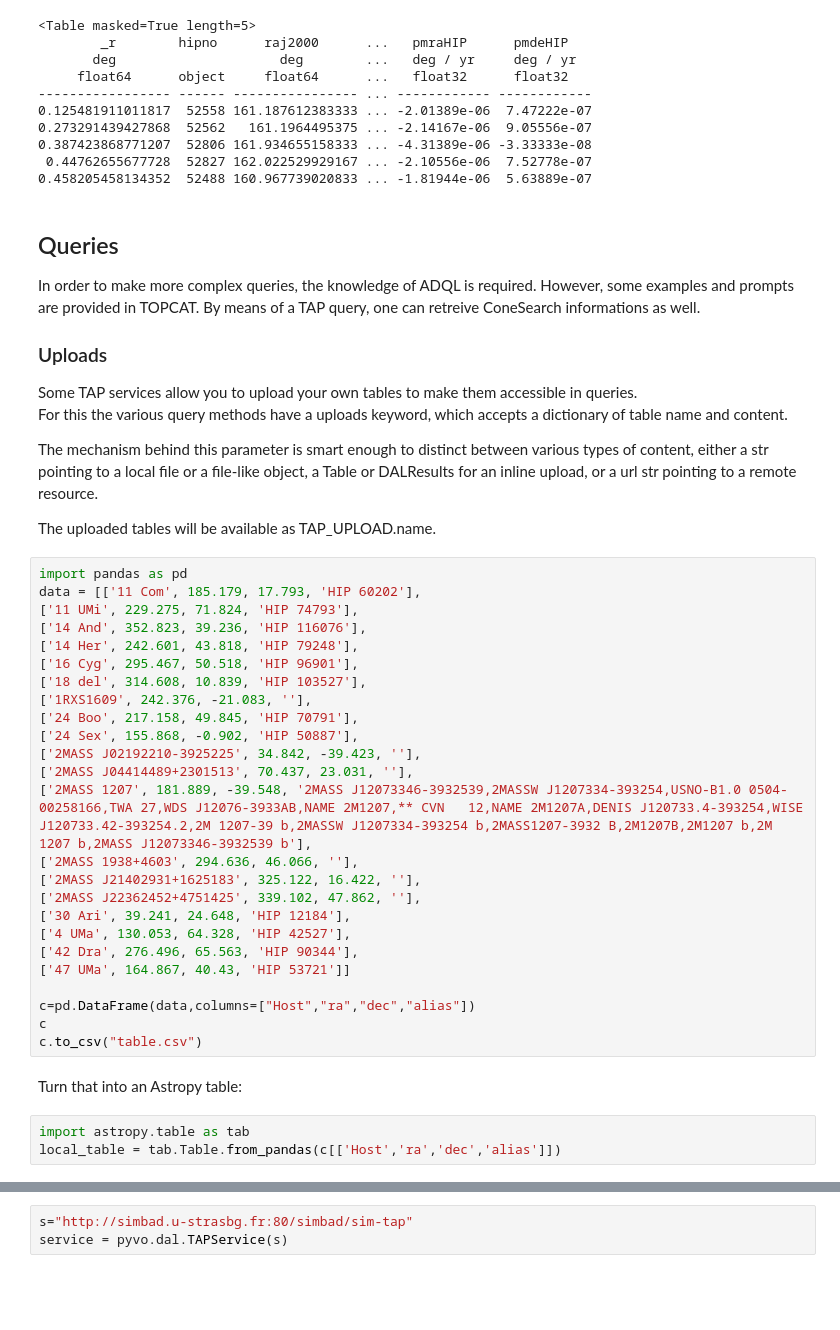
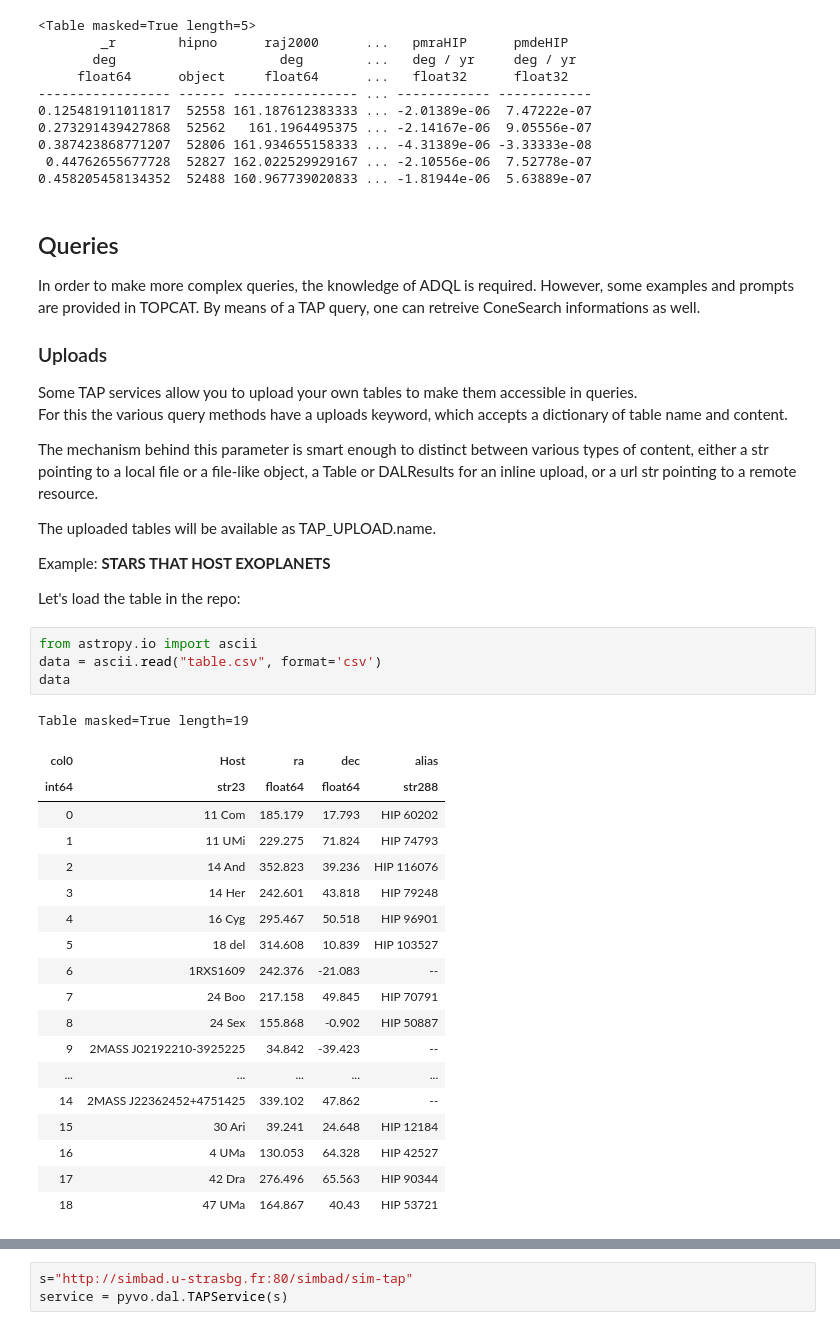
Before and after one commit to pyastropd/2019-04-17, a Jupyter notebook: Python VO tools.ipynb, the cells around one changed output, grey strips where cells are left out. Saved outputs shown, nothing was run; the diff lists cells and outputs as text; blank space fills up the shorter version.

```diff
--- a/Python VO tools.ipynb
+++ b/Python VO tools.ipynb
@@ -192,34 +173,32 @@ For this the various query methods have a uploads keyword, which accepts a dicti
 The mechanism behind this parameter is smart enough to distinct between various types of content, either a str pointing to a local file or a file-like object, a Table or DALResults for an inline upload, or a url str pointing to a remote resource.
 
 The uploaded tables will be available as TAP_UPLOAD.name.
+
+Example: **STARS THAT HOST EXOPLANETS**
+
+Let's load the table in the repo:
-# %%
-import pandas as pd
-data = [['11 Com', 185.179, 17.793, 'HIP 60202'],
-['11 UMi', 229.275, 71.824, 'HIP 74793'],
-['14 And', 352.823, 39.236, 'HIP 116076'],
-['14 Her', 242.601, 43.818, 'HIP 79248'],
-['16 Cyg', 295.467, 50.518, 'HIP 96901'],
-['18 del', 314.608, 10.839, 'HIP 103527'],
-['1RXS1609', 242.376, -21.083, ''],
-['24 Boo', 217.158, 49.845, 'HIP 70791'],
-['24 Sex', 155.868, -0.902, 'HIP 50887'],
-['2MASS J02192210-3925225', 34.842, -39.423, ''],
-['2MASS J04414489+2301513', 70.437, 23.031, ''],
-['2MASS 1207', 181.889, -39.548, '2MASS J12073346-3932539,2MASSW J1207334-393254,USNO-B1.0 0504-00258166,TWA 27,WDS J12076-3933AB,NAME 2M1207,** CVN   12,NAME 2M1207A,DENIS J120733.4-393254,WISE J120733.42-393254.2,2M 1207-39 b,2MASSW J1207334-393254 b,2MASS1207-3932 B,2M1207B,2M1207 b,2M 1207 b,2MASS J12073346-3932539 b'],
-['2MASS 1938+4603', 294.636, 46.066, ''],
-['2MASS J21402931+1625183', 325.122, 16.422, ''],
-['2MASS J22362452+4751425', 339.102, 47.862, ''],
-['30 Ari', 39.241, 24.648, 'HIP 12184'],
-['4 UMa', 130.053, 64.328, 'HIP 42527'],
-['42 Dra', 276.496, 65.563, 'HIP 90344'],
-['47 UMa', 164.867, 40.43, 'HIP 53721']]
-
-c=pd.DataFrame(data,columns=["Host","ra","dec","alias"])
-c
-c.to_csv("table.csv")
-# %% [markdown]
-Turn that into an Astropy table:
-# %%
-import astropy.table as tab
-local_table = tab.Table.from_pandas(c[['Host','ra','dec','alias']])
+# %%
+from astropy.io import ascii
+data = ascii.read("table.csv", format='csv')
+data
+# %% [output]
+Table masked=True length=19
+| col0 | Host | ra | dec | alias |
+| int64 | str23 | float64 | float64 | str288 |
+| 0 | 11 Com | 185.179 | 17.793 | HIP 60202 |
+| 1 | 11 UMi | 229.275 | 71.824 | HIP 74793 |
+| 2 | 14 And | 352.823 | 39.236 | HIP 116076 |
+| 3 | 14 Her | 242.601 | 43.818 | HIP 79248 |
+| 4 | 16 Cyg | 295.467 | 50.518 | HIP 96901 |
+| 5 | 18 del | 314.608 | 10.839 | HIP 103527 |
+| 6 | 1RXS1609 | 242.376 | -21.083 | -- |
+| 7 | 24 Boo | 217.158 | 49.845 | HIP 70791 |
+| 8 | 24 Sex | 155.868 | -0.902 | HIP 50887 |
+| 9 | 2MASS J02192210-3925225 | 34.842 | -39.423 | -- |
+| ... | ... | ... | ... | ... |
+| 14 | 2MASS J22362452+4751425 | 339.102 | 47.862 | -- |
+| 15 | 30 Ari | 39.241 | 24.648 | HIP 12184 |
+| 16 | 4 UMa | 130.053 | 64.328 | HIP 42527 |
+| 17 | 42 Dra | 276.496 | 65.563 | HIP 90344 |
+| 18 | 47 UMa | 164.867 | 40.43 | HIP 53721 |
 # %% [markdown]
```
Also changed, not shown: parts of 17 cells of this notebook.
